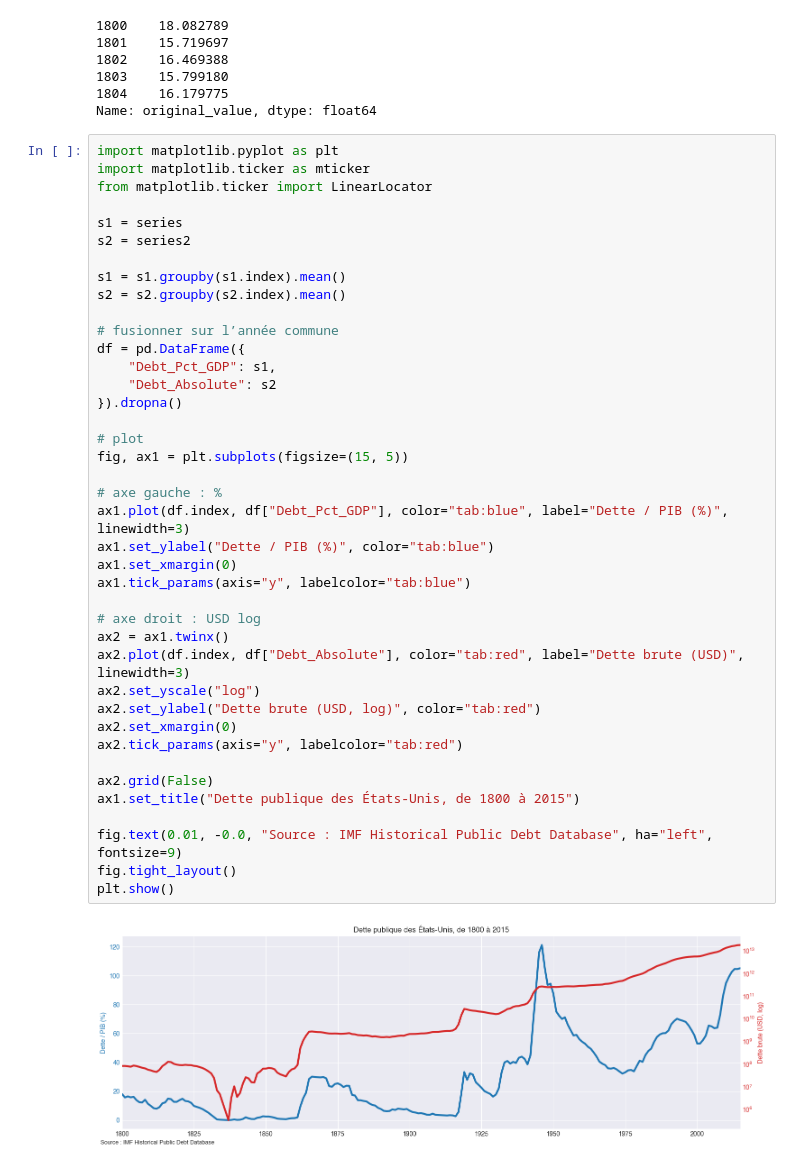
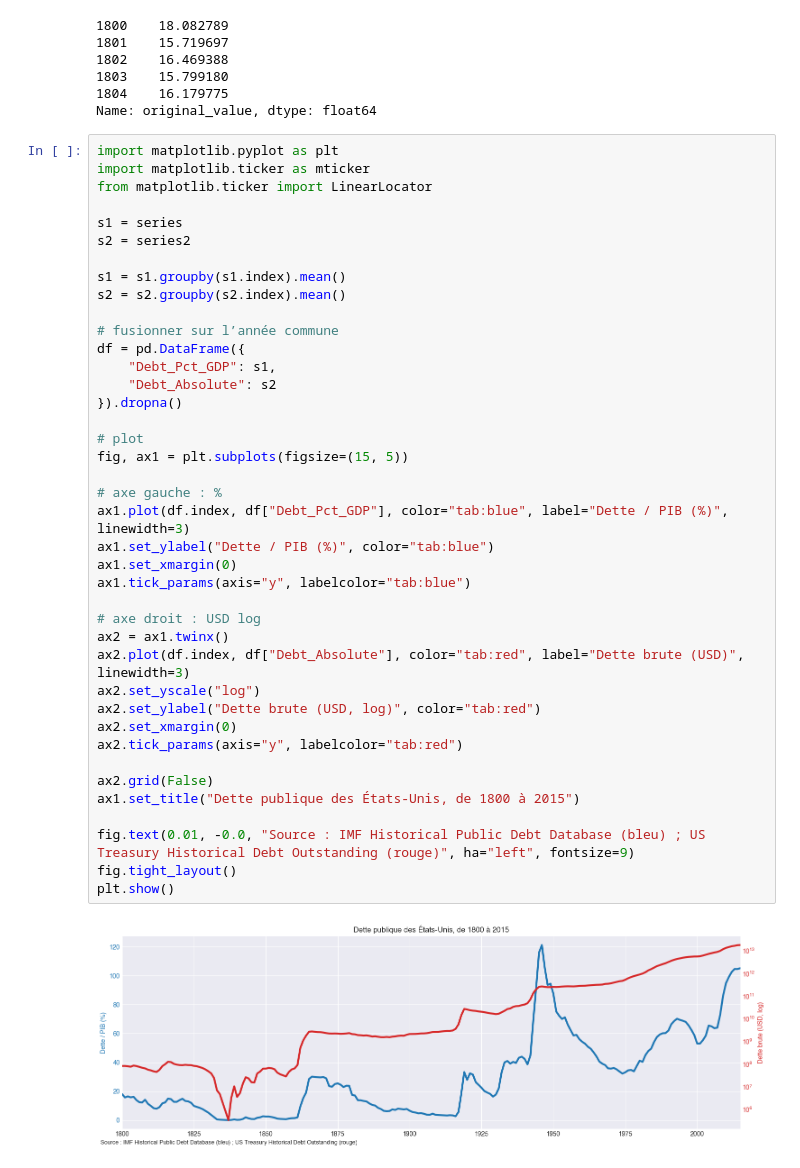
Before and after one commit to miche-quiche/OikopediaCharts, a Jupyter notebook: TreasuryMarketFofData.ipynb, the cells around one changed output. Cells and saved outputs as stored; diff of their text form.

```diff
--- a/TreasuryMarketFofData.ipynb
+++ b/TreasuryMarketFofData.ipynb
@@ -255,32 +255,32 @@ s2 = s2.groupby(s2.index).mean()
 
 # fusionner sur l’année commune
 df = pd.DataFrame({
     "Debt_Pct_GDP": s1,
     "Debt_Absolute": s2
 }).dropna()
 
 # plot
 fig, ax1 = plt.subplots(figsize=(15, 5))
 
 # axe gauche : %
 ax1.plot(df.index, df["Debt_Pct_GDP"], color="tab:blue", label="Dette / PIB (%)", linewidth=3)
 ax1.set_ylabel("Dette / PIB (%)", color="tab:blue")
 ax1.set_xmargin(0)
 ax1.tick_params(axis="y", labelcolor="tab:blue")
 
 # axe droit : USD log
 ax2 = ax1.twinx()
 ax2.plot(df.index, df["Debt_Absolute"], color="tab:red", label="Dette brute (USD)", linewidth=3)
 ax2.set_yscale("log")
 ax2.set_ylabel("Dette brute (USD, log)", color="tab:red")
 ax2.set_xmargin(0)
 ax2.tick_params(axis="y", labelcolor="tab:red")
 
 ax2.grid(False)
 ax1.set_title("Dette publique des États-Unis, de 1800 à 2015")
 
-fig.text(0.01, -0.0, "Source : IMF Historical Public Debt Database", ha="left", fontsize=9)
+fig.text(0.01, -0.0, "Source : IMF Historical Public Debt Database (bleu) ; US Treasury Historical Debt Outstanding (rouge)", ha="left", fontsize=9)
 fig.tight_layout()
 plt.show()
 # %% [output]
-[figure, old version]
+[figure, new version]
```
